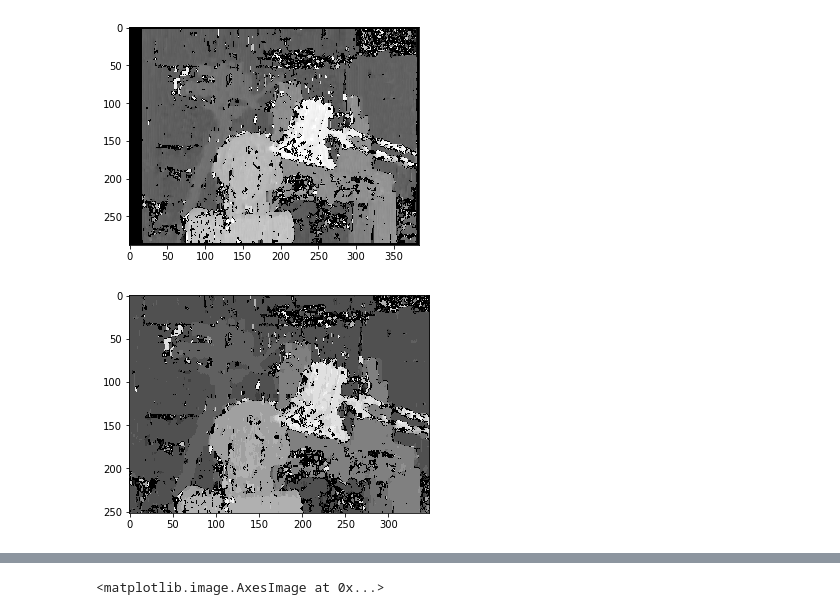
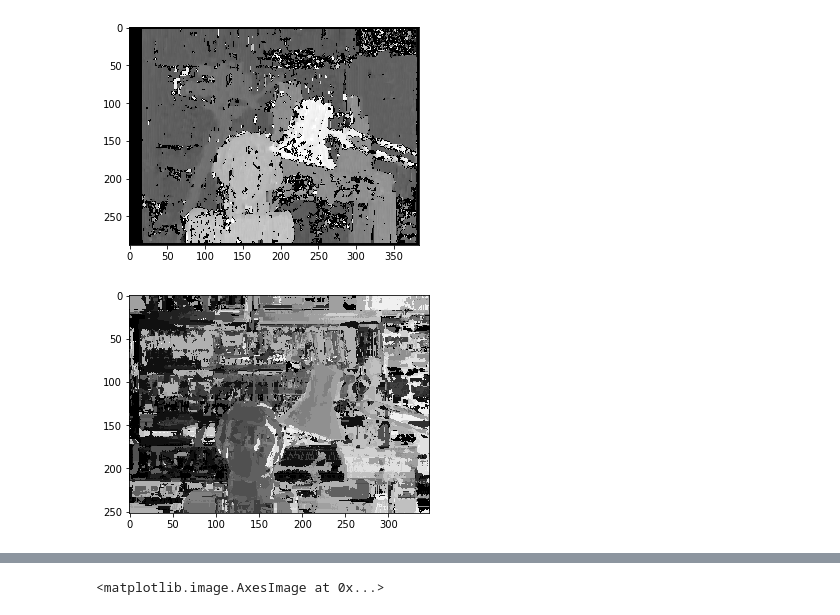
Before and after one commit to Magikis/Stereo-Vision-MRF, a Jupyter notebook: Presentation.ipynb, the cells around one changed output, grey strips where cells are left out. Drawn from its saved outputs; the diff is of its cells as text; code cells hidden in the pictures.

```diff
--- a/Presentation.ipynb
+++ b/Presentation.ipynb
@@ -25,10 +25,17 @@ plt.show()
 # %% [output]
 [figure]
 # %%
-mrf2 = MRFStereo(*read_data(), init='cv')
+mrf2 = MRFStereo(
+    dict(
+        LAMBDA=20,
+        SMOOTHNESS_TRUNC=2,
+        squared=False
+    )
+)
+
 initial_image = mrf2.show()
 # %% [output]
-[figure, old version]
+[figure, new version]
 # %%
 filtered_image = mrf2.run(30, verbose=True)
 # %% [output]
```
Also changed, not shown: parts of 2 cells of this notebook, 5 other files.
